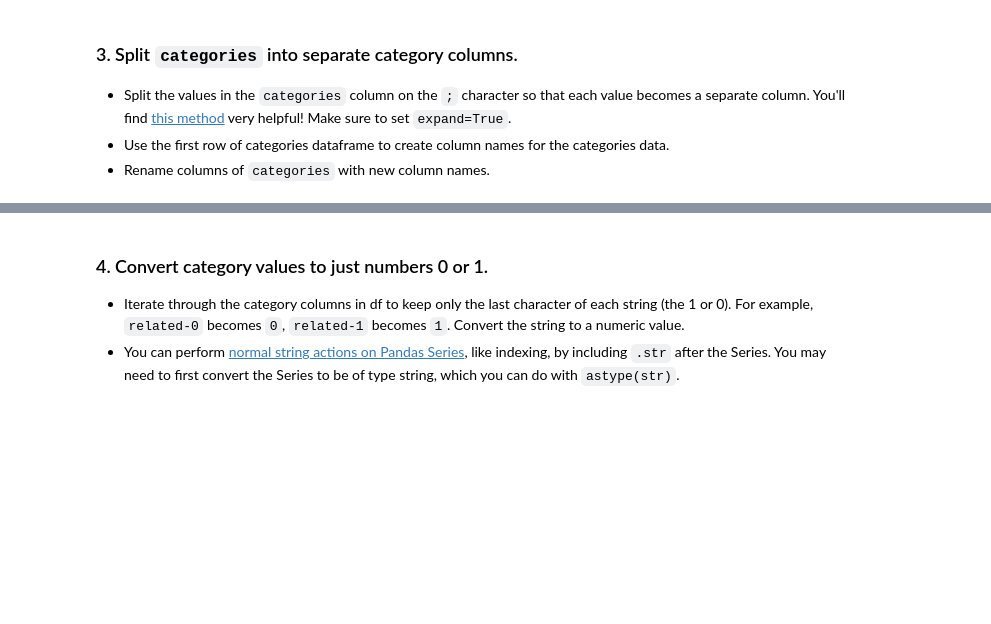
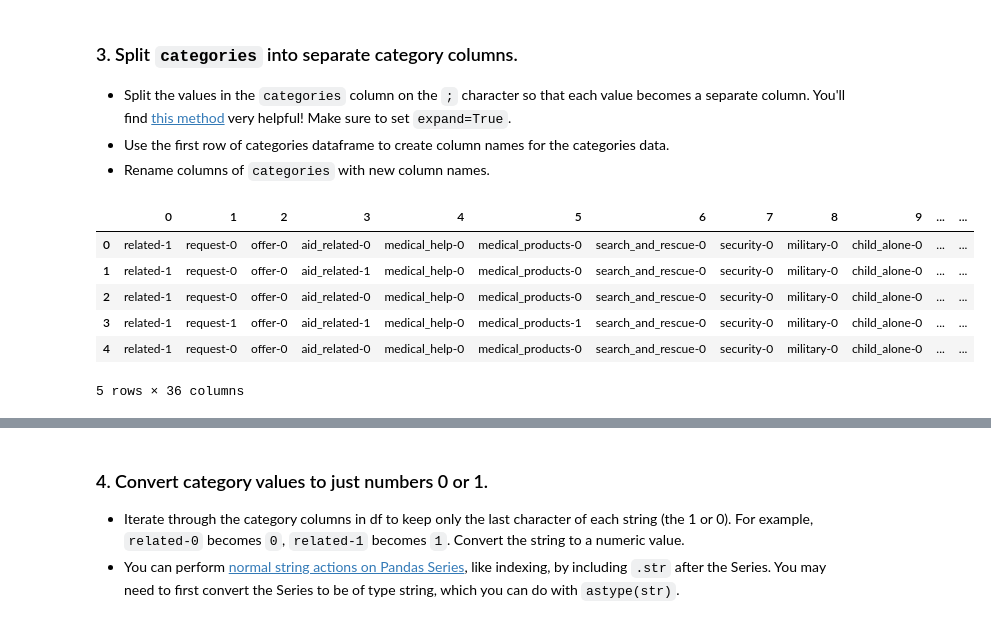
Before and after one commit to edineisantos/Disaster_Response_Pipeline, a Jupyter notebook: notebooks/ETL Pipeline Preparation.ipynb, the cells around one changed output, grey strips where cells are left out. Cells and saved outputs as stored; diff of their text form; code cells hidden in the pictures; blank space fills up the shorter version.

```diff
--- a/notebooks/ETL Pipeline Preparation.ipynb
+++ b/notebooks/ETL Pipeline Preparation.ipynb
@@ -16,4 +23,4 @@ messages.head()
 # %%
 # load categories dataset
-categories =
+categories = pd.read_csv('categories.csv')
 categories.head()
@@ -32,7 +53,15 @@ df.head()
 - Rename columns of `categories` with new column names.
 # %%
 # create a dataframe of the 36 individual category columns
-categories =
-categories.head()
+categories_expanded = categories['categories'].str.split(';', expand=True)
+categories_expanded.head()
+# %% [output]
+|  | 0 | 1 | 2 | 3 | 4 | 5 | 6 | 7 | 8 | 9 | ... | ... |
+| 0 | related-1 | request-0 | offer-0 | aid_related-0 | medical_help-0 | medical_products-0 | search_and_rescue-0 | security-0 | military-0 | child_alone-0 | ... | ... |
+| 1 | related-1 | request-0 | offer-0 | aid_related-1 | medical_help-0 | medical_products-0 | search_and_rescue-0 | security-0 | military-0 | child_alone-0 | ... | ... |
+| 2 | related-1 | request-0 | offer-0 | aid_related-0 | medical_help-0 | medical_products-0 | search_and_rescue-0 | security-0 | military-0 | child_alone-0 | ... | ... |
+| 3 | related-1 | request-1 | offer-0 | aid_related-1 | medical_help-0 | medical_products-1 | search_and_rescue-0 | security-0 | military-0 | child_alone-0 | ... | ... |
+| 4 | related-1 | request-0 | offer-0 | aid_related-0 | medical_help-0 | medical_products-0 | search_and_rescue-0 | security-0 | military-0 | child_alone-0 | ... | ... |
+5 rows × 36 columns
 # %%
 # select the first row of the categories dataframe
```
Also changed, not shown: parts of 15 cells of this notebook.
